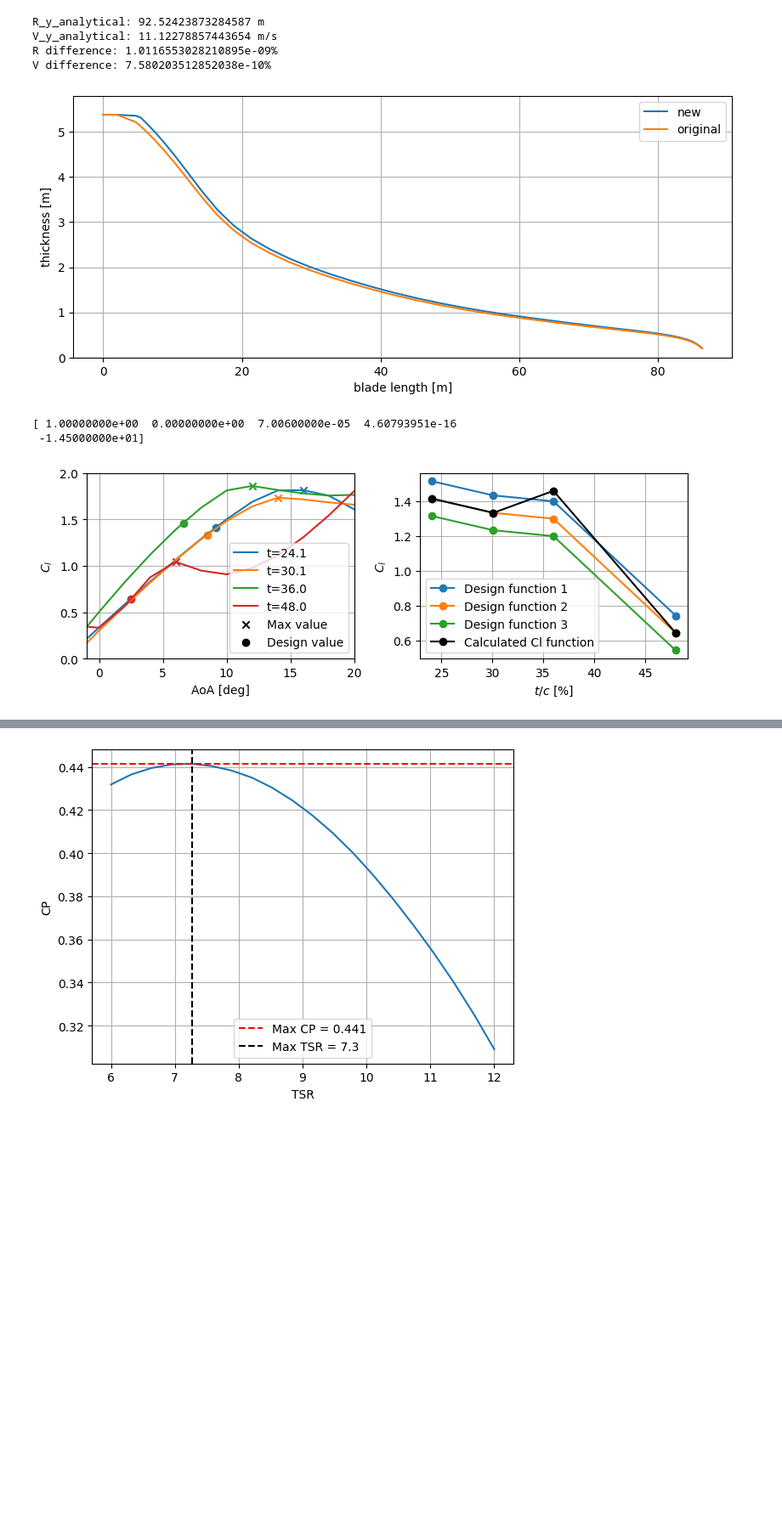
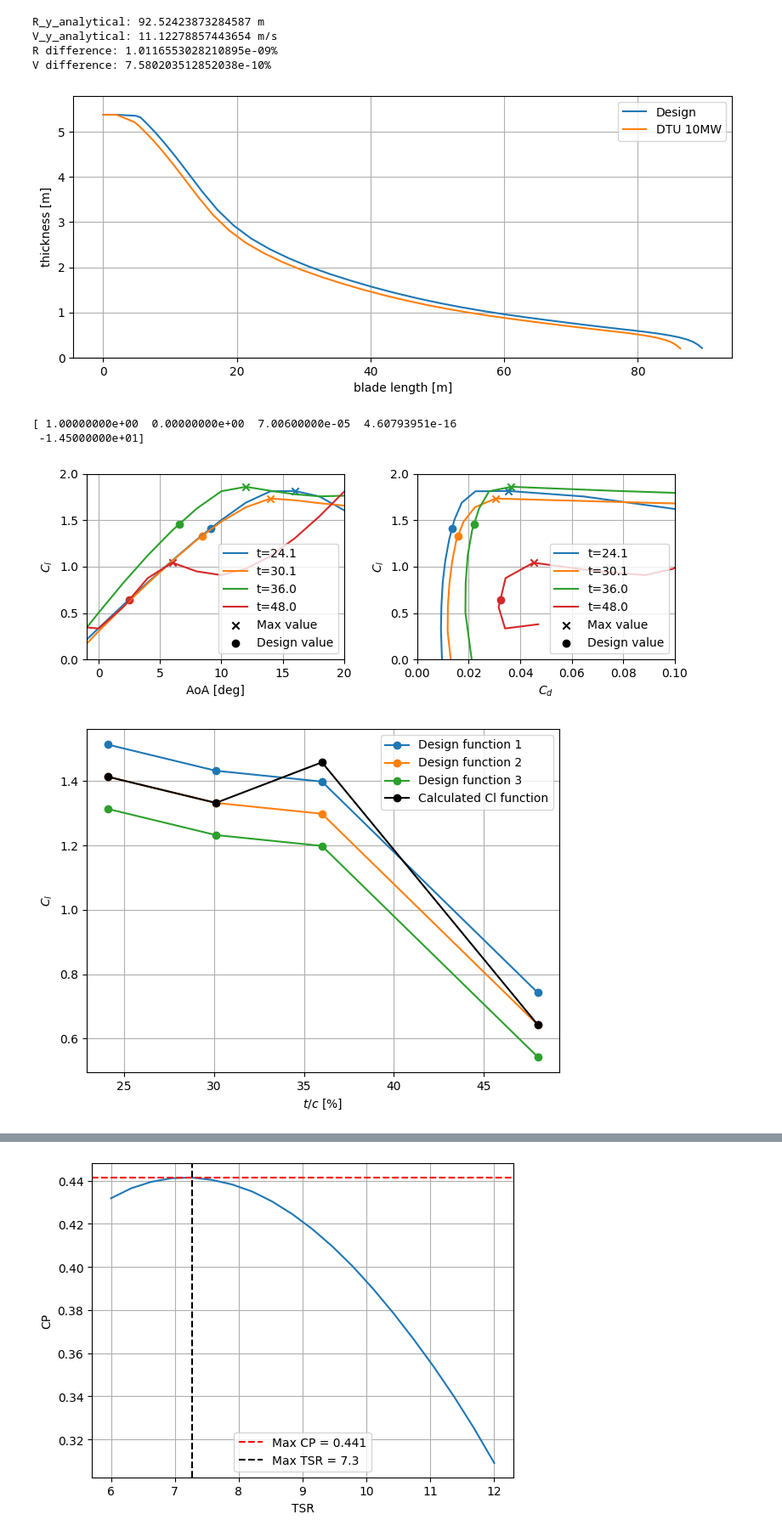
Before and after one commit to nicolaquaia/LAC_final, a Jupyter notebook: assignment_01/assignment1_02.ipynb, the cells around one changed output, grey strips where cells are left out. Shown at 85% size. Cells and saved outputs as stored; diff of their text form; code cells hidden in the pictures; blank space fills up the shorter version.

Commit message:
Add files via upload
Changed file 2 to have all the plots asked

```diff
--- a/assignment_01/assignment1_02.ipynb
+++ b/assignment_01/assignment1_02.ipynb
@@ -110,7 +110,7 @@ abs_t[2]=0.99*abs_t[2]
 
 #plot the former blade shape and the new one
 plt.figure(figsize=(10,4))
-plt.plot(data_ae['curve'], abs_t, label='Design')
+plt.plot(data_ae['curve']*R_Y/R_X, abs_t, label='Design')
 plt.plot(data_ae['curve'], abs_t_dtu, label='DTU 10MW')
 #plt.title("thickness along the blade")
 plt.ylim(0,5.8)
@@ -120,7 +120,7 @@ plt.grid()
 plt.legend()
 plt.show()
 # %% [output]
-[figure, old version]
+[figure, new version]
 # %%
 # what does this kernel do?
 
@@ -195,41 +195,86 @@ for k in range(n):
     # Finding corresponding AoA
     arg_max = np.where(Data_cl[k]["cl"] == cl_max)
     aoa_max = Data_cl[k]["aoa_deg"][arg_max]
+    cd_max = Data_cl[k]["cd"][arg_max]
 
     # Interpolating to find AoA and Cd of Cl design
     aoa_des = np.interp(cl_des, Data_cl[k]["cl"][50:arg_0[k]], Data_cl[k]["aoa_deg"][50:arg_0[k]])
     cd_des = np.interp(cl_des, Data_cl[k]["cl"][50:arg_0[k]], Data_cl[k]["cd"][50:arg_0[k]])
     des_param[:, k] = [Data_cl[k]["tc"], cl_des, cd_des, aoa_des]
 
     # Plot AoA vs Cl on the first subplot
     line, = ax[0].plot(Data_cl[k]["aoa_deg"], Data_cl[k]["cl"], label=f"t={des_param[0,k]}")
     ax[0].scatter(aoa_des, cl_des, marker="o", color=line.get_color())
     ax[0].scatter(aoa_max, cl_max, marker="x", color=line.get_color())
 
+    # Plot AoA vs Cl on the first subplot
+    line, = ax[1].plot(Data_cl[k]["cd"][50:arg_0[k]+10], Data_cl[k]["cl"][50:arg_0[k]+10], label=f"t={des_param[0,k]}")
+    ax[1].scatter(cd_des, cl_des, marker="o", color=line.get_color())
+    ax[1].scatter(cd_max, cl_max, marker="x", color=line.get_color())
+
 # Customize the first subplot
 ax[0].scatter([], [], marker="x", color="black", label="Max value")
 ax[0].scatter([], [], marker="o", color="black", label="Design value")
 ax[0].set_xlim(-1, 20)
 ax[0].set_ylim(0, 2)
 ax[0].set_xlabel('AoA [deg]')
 ax[0].set_ylabel('$C_l$')
 ax[0].legend()
 ax[0].grid()
 
-# Plot 2: t/c vs Cl with design functions
-for i in range(1, 4):
-    _, _, _, tc_vals, cl_vals, cd_vals, aoa_vals = get_design_functions(i)
-    ax[1].plot(tc_vals, cl_vals, marker='o', label=f"Design function {i}")
-
-# Customize the second subplot
-ax[1].plot(des_param[0,:], des_param[1,:], marker='o', color='k', label="Calculated Cl function")
-ax[1].set_xlabel('${t/c}$ [%]')
+# Plot 2: Cl vs Cd with design functions
+# Customize the first subplot
+ax[1].scatter([], [], marker="x", color="black", label="Max value")
+ax[1].scatter([], [], marker="o", color="black", label="Design value")
+ax[1].set_xlim(0, 0.1)
+ax[1].set_ylim(0, 2)
+ax[1].set_xlabel('$C_d$')
 ax[1].set_ylabel('$C_l$')
 ax[1].legend()
 ax[1].grid()
-
 # Show the plots
 plt.tight_layout()
 plt.show()
+
+
+for i in range(1, 4):
+    _, _, _, tc_vals, cl_vals, cd_vals, aoa_vals = get_design_functions(i)
+    plt.plot(tc_vals, cl_vals, marker='o', label=f"Design function {i}")
+
+# Plot thickness versus CL max
+plt.plot(des_param[0,:], des_param[1,:], marker='o', color='k', label="Calculated Cl function")
+plt.xlabel('${t/c}$ [%]')
+plt.ylabel('$C_l$')
+plt.legend()
+plt.grid()
+plt.tight_layout()
+plt.show()
+
+for i in range(1, 4):
+    _, _, _, tc_vals, cl_vals, cd_vals, aoa_vals = get_design_functions(i)
+    plt.plot(tc_vals, cl_vals/cd_vals, marker='o', label=f"Design function {i}")
+
+# Plot thickness versus CL/CD max
+plt.plot(des_param[0,:], des_param[1,:]/des_param[2,:], marker='o', color='k', label="Calculated Cl function")
+plt.xlabel('${t/c}$ [%]')
+plt.ylabel('$C_l/C_d$')
+plt.legend()
+plt.grid()
+plt.tight_layout()
+plt.show()
+
+for i in range(1, 4):
+    _, _, _, tc_vals, cl_vals, cd_vals, aoa_vals = get_design_functions(i)
+    plt.plot(tc_vals, aoa_vals, marker='o', label=f"Design function {i}")
+
+# Plot thickness versus CL max
+plt.plot(des_param[0,:], des_param[3,:], marker='o', color='k', label="Calculated Cl function")
+plt.xlabel('${t/c}$ [%]')
+plt.ylabel('AoA [deg]')
+plt.legend()
+plt.grid()
+plt.tight_layout()
+plt.show()
 # %% [output]
-[figure, old version]
+[figure, new version]
+[figure, added]
```
Also changed, not shown: parts of 1 cell of this notebook.
